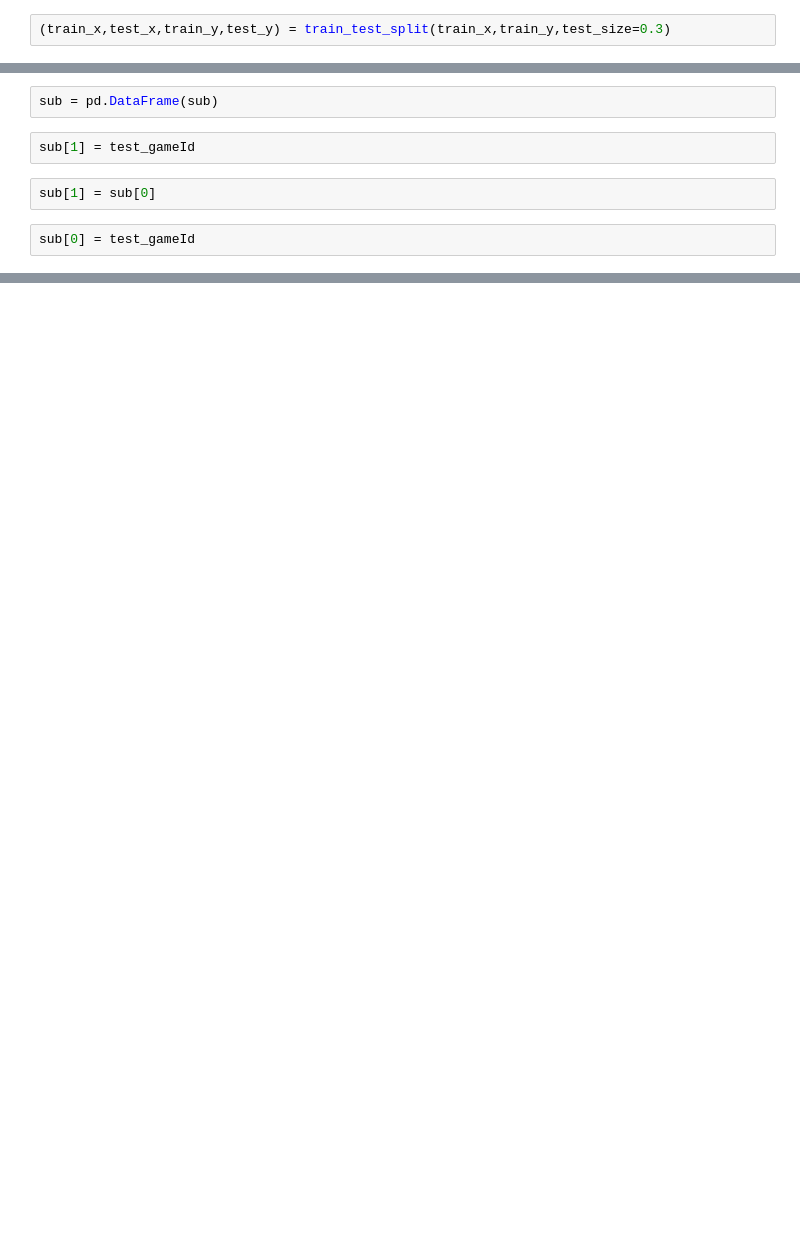
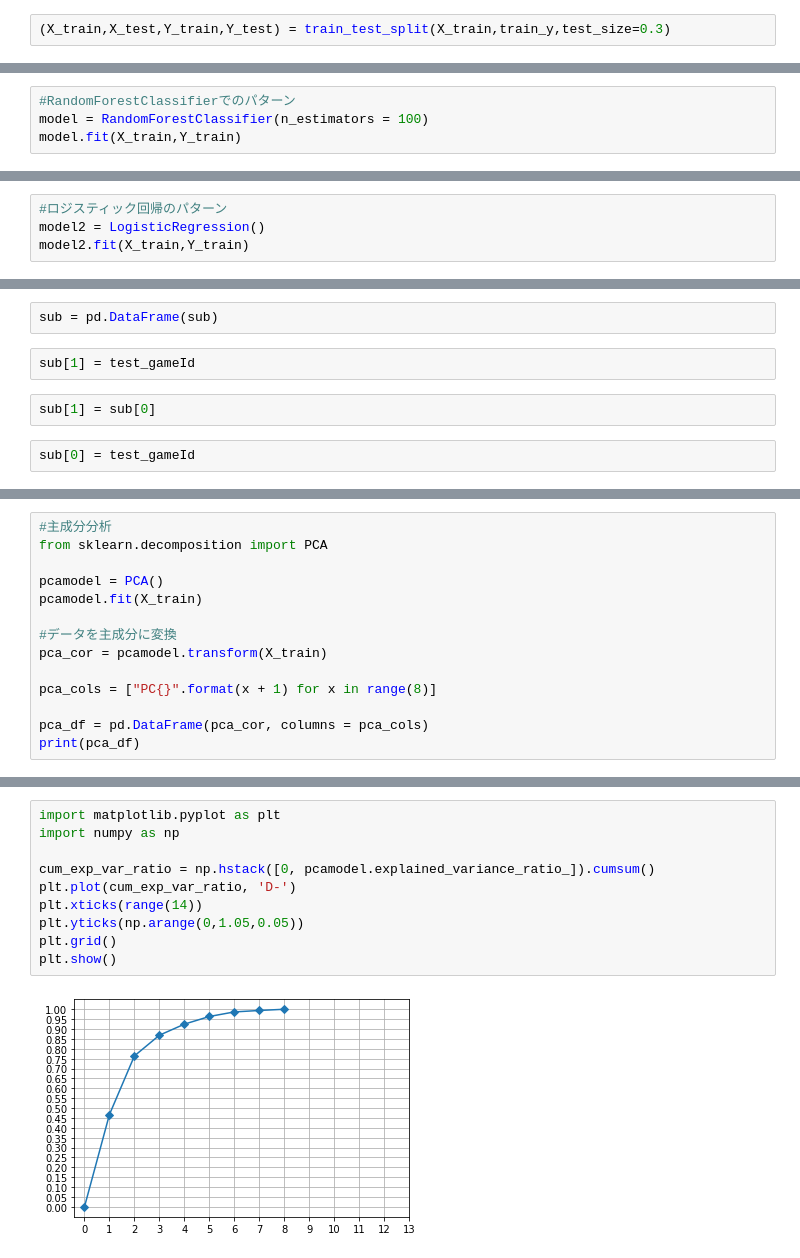
Before and after one commit to Keishin315/Keishin315, a Jupyter notebook: signate_bigginer限定コンペ(rfc).ipynb, the cells around one changed output, grey strips where cells are left out. Drawn from its saved outputs; the diff is of its cells as text; blank space fills up the shorter version.

```diff
--- a/signate_bigginer限定コンペ(rfc).ipynb
+++ b/signate_bigginer限定コンペ(rfc).ipynb
@@ -143,2 +130,2 @@ model = RandomForestClassifier(max_depth=300)
 # %%
-(train_x,test_x,train_y,test_y) = train_test_split(train_x,train_y,test_size=0.3)
+(X_train,X_test,Y_train,Y_test) = train_test_split(X_train,train_y,test_size=0.3)
@@ -148,0 +135,4 @@ RandomForestClassifier(max_depth=300)
+# %%
+#RandomForestClassifierでのパターン
+model = RandomForestClassifier(n_estimators = 100)
+model.fit(X_train,Y_train)
@@ -150,0 +143,4 @@ y_pred = model.predict(test_x)
+# %%
+#ロジスティック回帰のパターン
+model2 = LogisticRegression()
+model2.fit(X_train,Y_train)
@@ -190,0 +206,14 @@ sub.to_csv('sub1.csv',index = False)
+# %%
+#主成分分析
+from sklearn.decomposition import PCA
+
+pcamodel = PCA()
+pcamodel.fit(X_train)
+
+#データを主成分に変換
+pca_cor = pcamodel.transform(X_train)
+
+pca_cols = ["PC{}".format(x + 1) for x in range(8)]
+
+pca_df = pd.DataFrame(pca_cor, columns = pca_cols)
+print(pca_df)
@@ -190,0 +252,12 @@ sub.to_csv('sub1.csv',index = False)
+# %%
+import matplotlib.pyplot as plt
+import numpy as np
+
+cum_exp_var_ratio = np.hstack([0, pcamodel.explained_variance_ratio_]).cumsum()
+plt.plot(cum_exp_var_ratio, 'D-')
+plt.xticks(range(14))
+plt.yticks(np.arange(0,1.05,0.05))
+plt.grid()
+plt.show()
+# %% [output]
+[figure, added]
```
Also changed, not shown: parts of 41 cells of this notebook.
